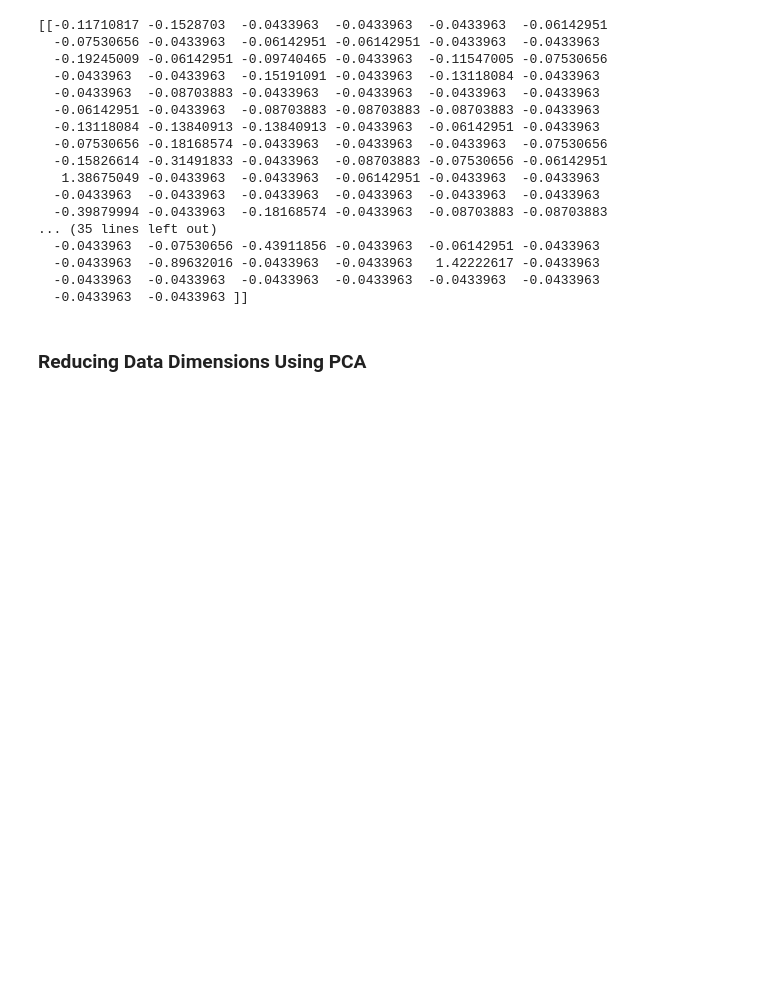
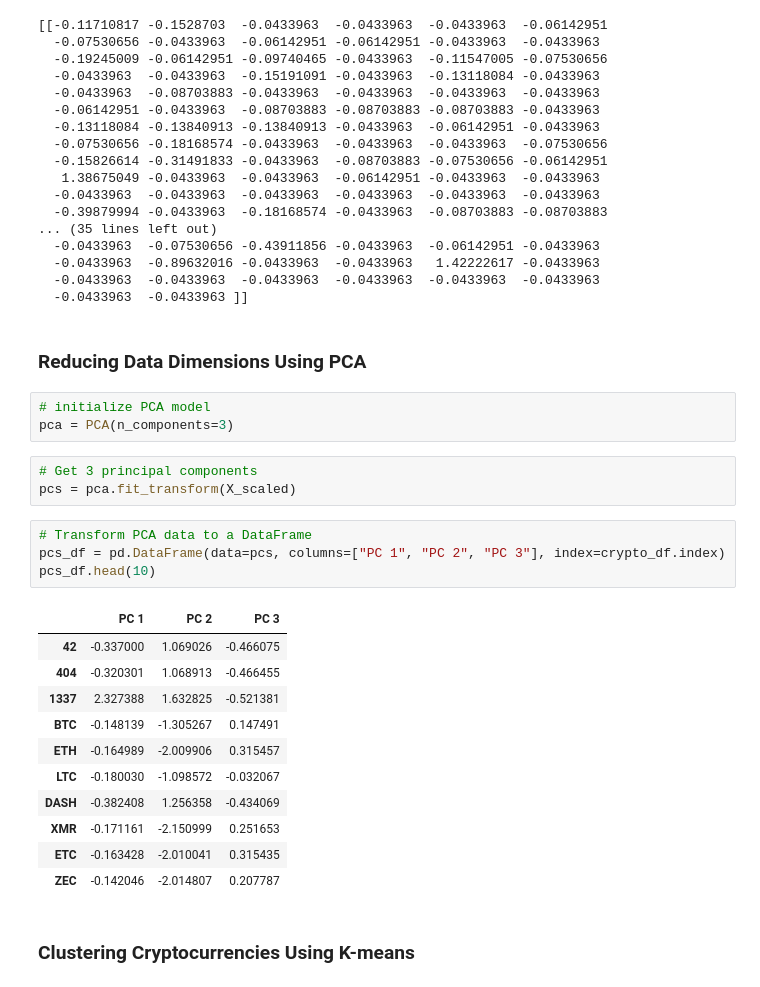
Before and after one commit to FahimaFarha/Cryptocurrencies, a Jupyter notebook: Challenge_18.ipynb, the cells around one changed output. Drawn from its saved outputs; the diff is of its cells as text; blank space fills up the shorter version.

```diff
--- a/Challenge_18.ipynb
+++ b/Challenge_18.ipynb
@@ -232,3 +232,27 @@ print(X_scaled[0:3])
   -0.0433963  -0.0433963 ]]
 # %% [markdown]
 ### Reducing Data Dimensions Using PCA
+# %%
+# initialize PCA model
+pca = PCA(n_components=3)
+# %%
+# Get 3 principal components
+pcs = pca.fit_transform(X_scaled)
+# %%
+# Transform PCA data to a DataFrame
+pcs_df = pd.DataFrame(data=pcs, columns=["PC 1", "PC 2", "PC 3"], index=crypto_df.index)
+pcs_df.head(10)
+# %% [output]
+|  | PC 1 | PC 2 | PC 3 |
+| 42 | -0.337000 | 1.069026 | -0.466075 |
+| 404 | -0.320301 | 1.068913 | -0.466455 |
+| 1337 | 2.327388 | 1.632825 | -0.521381 |
+| BTC | -0.148139 | -1.305267 | 0.147491 |
+| ETH | -0.164989 | -2.009906 | 0.315457 |
+| LTC | -0.180030 | -1.098572 | -0.032067 |
+| DASH | -0.382408 | 1.256358 | -0.434069 |
+| XMR | -0.171161 | -2.150999 | 0.251653 |
+| ETC | -0.163428 | -2.010041 | 0.315435 |
+| ZEC | -0.142046 | -2.014807 | 0.207787 |
+# %% [markdown]
+### Clustering Cryptocurrencies Using K-means
```
